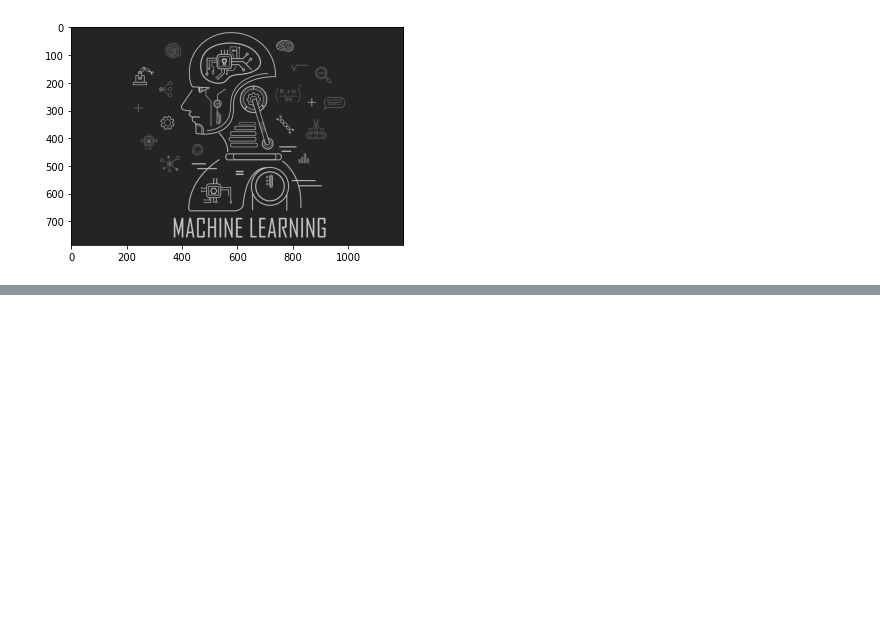
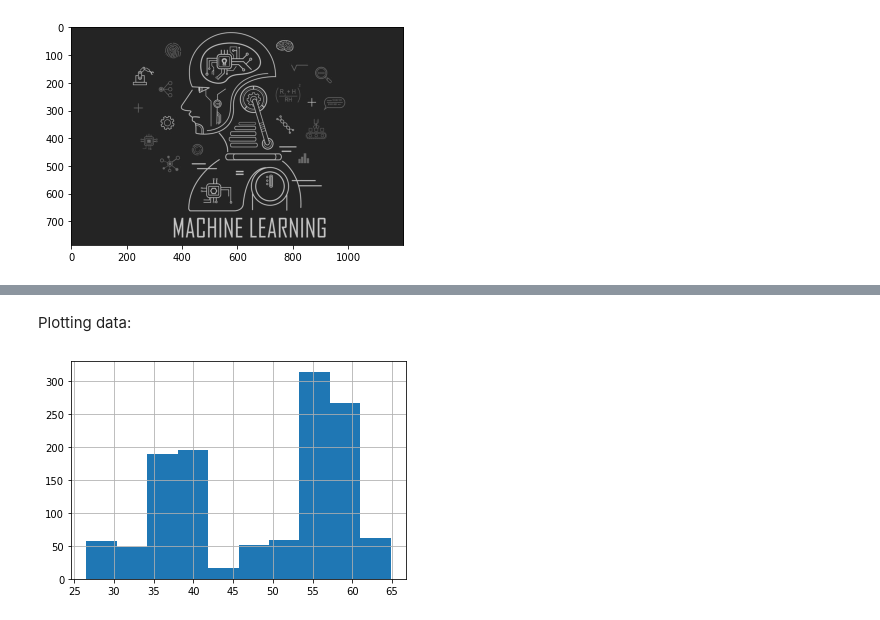
Before and after one commit to hgmeza/ml-journey, a Jupyter notebook: basics/numpy-essentials.ipynb, the cells around one changed output, grey strips where cells are left out. Drawn from its saved outputs; the diff is of its cells as text; code cells hidden in the pictures; blank space fills up the shorter version.

Commit message:
plotting and pandas

```diff
--- a/basics/numpy-essentials.ipynb
+++ b/basics/numpy-essentials.ipynb
@@ -239,0 +252,2 @@ plt.show()
+# %%
+df = pd.read_csv('sbux.csv')
@@ -239,0 +454,5 @@ plt.show()
+# %%
+def date_to_year(row):
+    return (int(row['date'].split('-')[0])) # YYYY-MM-DD
+
+df.apply(date_to_year, axis=1) # axis is needed to operate row-wise, instead of column-wise
@@ -239,0 +474,3 @@ plt.show()
+# %%
+df['year'] = df.apply(date_to_year, axis=1)
+df.head() # there will be a new column named year
@@ -239,0 +484,6 @@ plt.show()
+# %% [markdown]
+Plotting data:
+# %%
+df['open'].hist();
+# %% [output]
+[figure, added]
```
Also changed, not shown: parts of 46 cells of this notebook.
